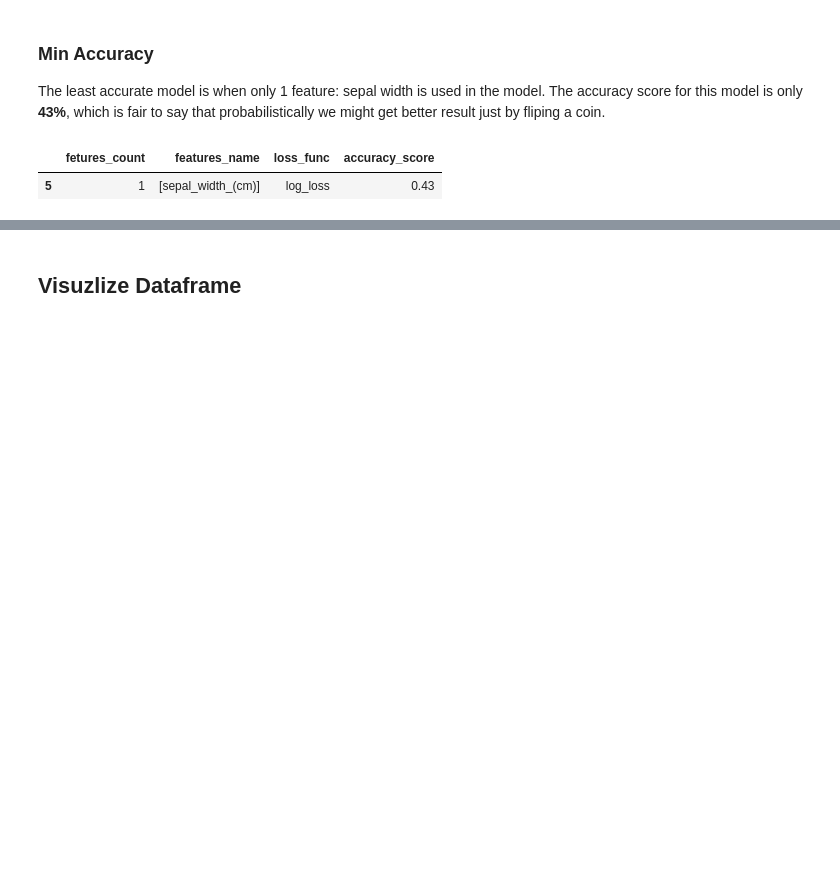
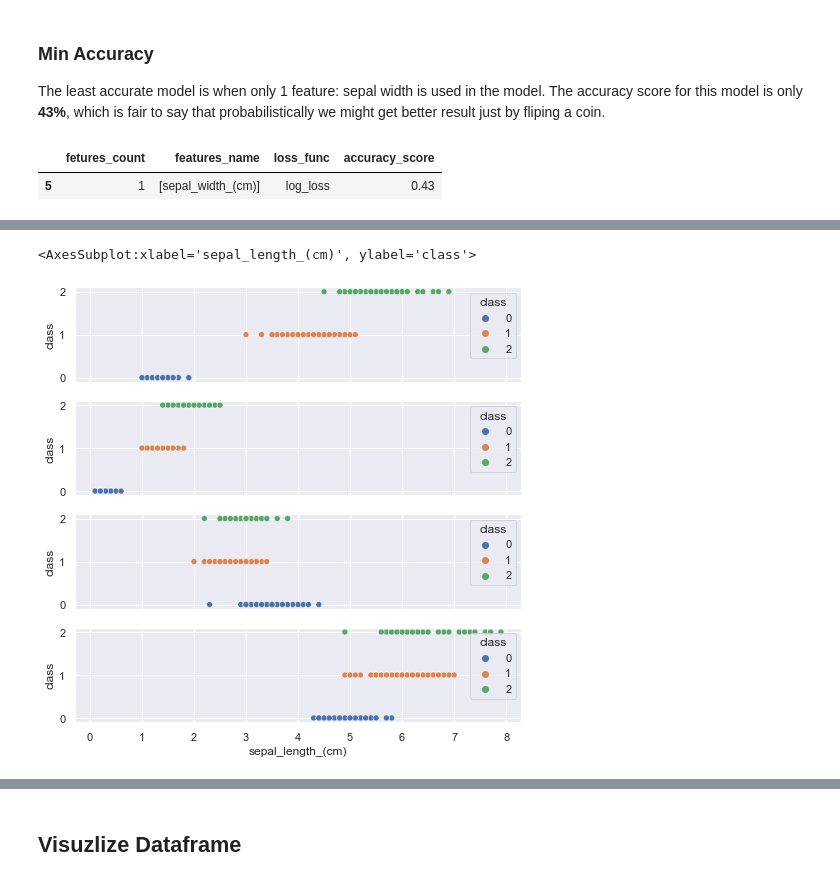
Before and after one commit to deepankarck2/447--Machine-Learning, a Jupyter notebook: Assignment 1/Iris_Classification_with_SGDClassification.ipynb, the cells around one changed output, grey strips where cells are left out. Saved outputs shown, nothing was run; the diff lists cells and outputs as text; code cells hidden in the pictures; blank space fills up the shorter version.

```diff
--- a/Assignment 1/Iris_Classification_with_SGDClassification.ipynb
+++ b/Assignment 1/Iris_Classification_with_SGDClassification.ipynb
@@ -233 +259,15 @@ df_60_trainInfo.loc[[min_accuracy_index[0]]]
+# %%
+## Subplot for each features
+
+fig, axes = plt.subplots(4, 1, figsize=(8,8),sharex=True)
+#Petal Features
+ax1 = sns.scatterplot(data=df, x='petal_length_(cm)', y='class', hue='class',palette="deep",ax=axes[0])
+sns.scatterplot(data=df, x='petal_width(cm)', y='class', hue='class',palette="deep",ax=axes[1])
+
+## Sepal Features
+sns.scatterplot(data=df, x='sepal_width_(cm)', y='class', hue='class',palette="deep",ax=axes[2])
+sns.scatterplot(data=df, x='sepal_length_(cm)', y='class', hue='class',palette="deep",ax=axes[3])
+# %% [output]
+<AxesSubplot:xlabel='sepal_length_(cm)', ylabel='class'>
+[figure, added]
 # %% [markdown]
```
Also changed, not shown: parts of 12 cells of this notebook.
